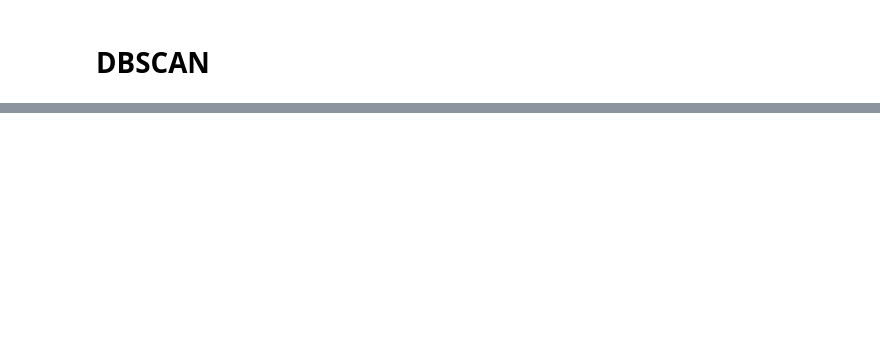
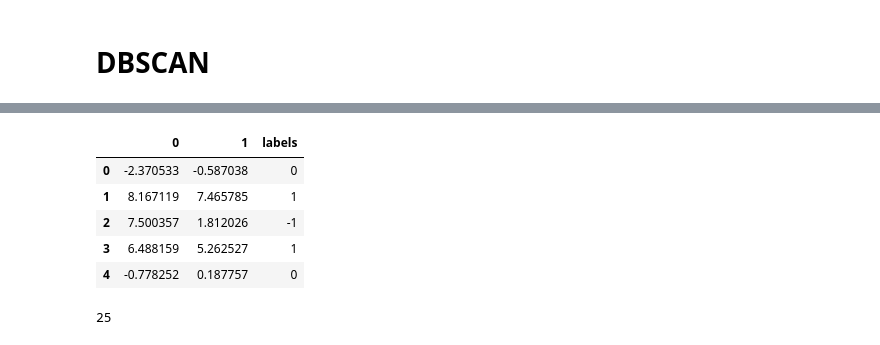
Before and after one commit to mpHarm88/projects, a Jupyter notebook: dbscan/dbscan.ipynb, the cells around one changed output, grey strips where cells are left out. Saved outputs shown, nothing was run; the diff lists cells and outputs as text; code cells hidden in the pictures; blank space fills up the shorter version.

```diff
--- a/dbscan/dbscan.ipynb
+++ b/dbscan/dbscan.ipynb
@@ -62,0 +222,36 @@ print(test.min_points)
+# %%
+df["labels"] = 0
+min_points = 5
+cluster = 0
+noise = -1
+
+for x in range(100):
+    neighbors = 0
+    seed_set = []
+
+    for y in range(100):
+        # if the distance is less than eps then label both points in the same cluster
+        dist = test.distance(df.loc[x],df.loc[y])
+        if dist <= test.epsilon and df["label"] == 0:
+            neighbors +=1
+            seed_set.append(y)
+
+    # if neighbors less than min points then assign -1 ("Noise")
+    if neighbors < min_points:
+        df["labels"][x] = -1
+
+    else:
+        #increment cluster label by 1
+        cluster += 1
+        df["label"][x] = cluster
+
+        # for each point in seed set assign to cluster
+        for x in seed_set:
+            if df["labels"][x] == -1:
+                df["labels"][x] = cluster
+
+            elif df["labels"][x] == 0:
+                df["labels"][x] == cluster
+
+            else:
+                dist = test.distance(df.loc[x],df.loc[y])
@@ -62,0 +369,13 @@ print(test.min_points)
+# %%
+df.head()
+# %% [output]
+|  | 0 | 1 | labels |
+| 0 | -2.370533 | -0.587038 | 0 |
+| 1 | 8.167119 | 7.465785 | 1 |
+| 2 | 7.500357 | 1.812026 | -1 |
+| 3 | 6.488159 | 5.262527 | 1 |
+| 4 | -0.778252 | 0.187757 | 0 |
+# %%
+len(dist_ls)
+# %% [output]
+25
```
Also changed, not shown: parts of 12 cells of this notebook.
